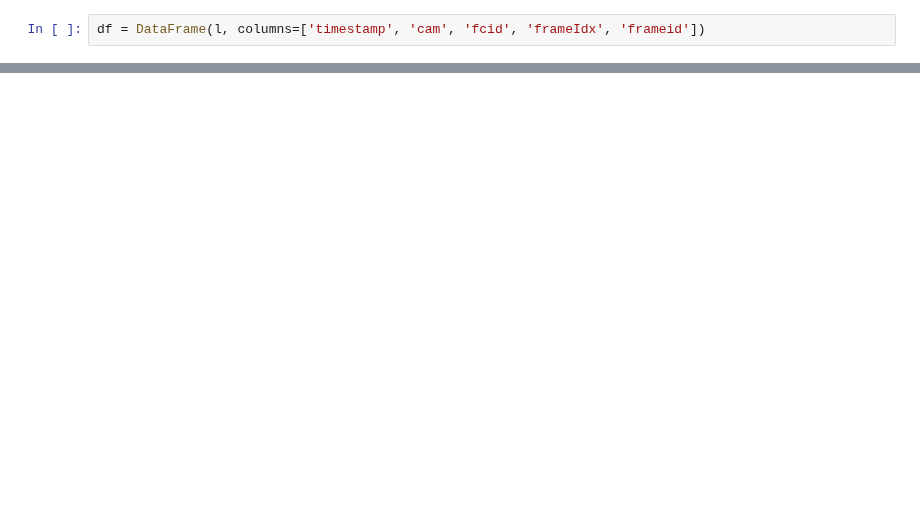
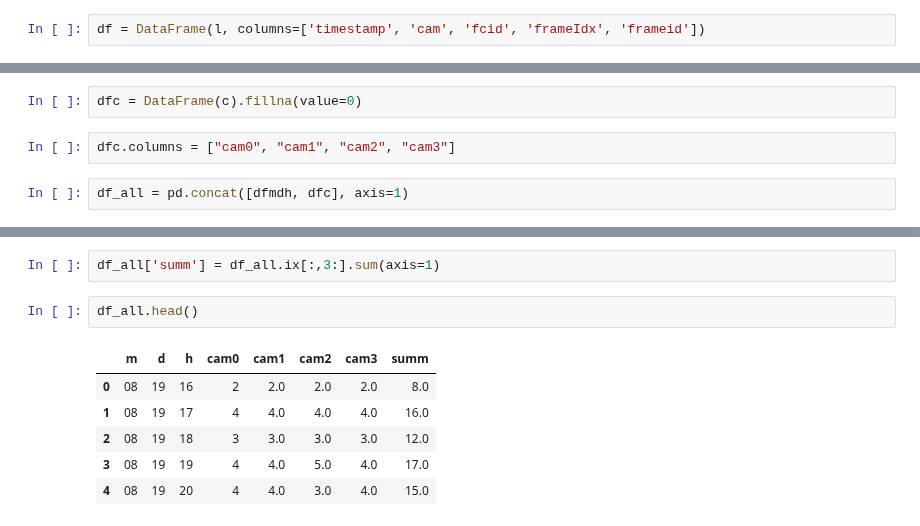
Before and after one commit to aschle/bees-sna, a Jupyter notebook: bib/Zeitversatz.ipynb, the cells around one changed output, grey strips where cells are left out. Saved outputs shown, nothing was run; the diff lists cells and outputs as text; blank space fills up the shorter version.

```diff
--- a/bib/Zeitversatz.ipynb
+++ b/bib/Zeitversatz.ipynb
@@ -86,0 +264,6 @@ print(datetime.datetime.fromtimestamp(s))
+# %%
+dfc = DataFrame(c).fillna(value=0)
+# %%
+dfc.columns = ["cam0", "cam1", "cam2", "cam3"]
+# %%
+df_all = pd.concat([dfmdh, dfc], axis=1)
@@ -86,0 +279,11 @@ print(datetime.datetime.fromtimestamp(s))
+# %%
+df_all['summ'] = df_all.ix[:,3:].sum(axis=1)
+# %%
+df_all.head()
+# %% [output]
+|  | m | d | h | cam0 | cam1 | cam2 | cam3 | summ |
+| 0 | 08 | 19 | 16 | 2 | 2.0 | 2.0 | 2.0 | 8.0 |
+| 1 | 08 | 19 | 17 | 4 | 4.0 | 4.0 | 4.0 | 16.0 |
+| 2 | 08 | 19 | 18 | 3 | 3.0 | 3.0 | 3.0 | 12.0 |
+| 3 | 08 | 19 | 19 | 4 | 4.0 | 5.0 | 4.0 | 17.0 |
+| 4 | 08 | 19 | 20 | 4 | 4.0 | 3.0 | 4.0 | 15.0 |
```
Also changed, not shown: parts of 71 cells of this notebook.
